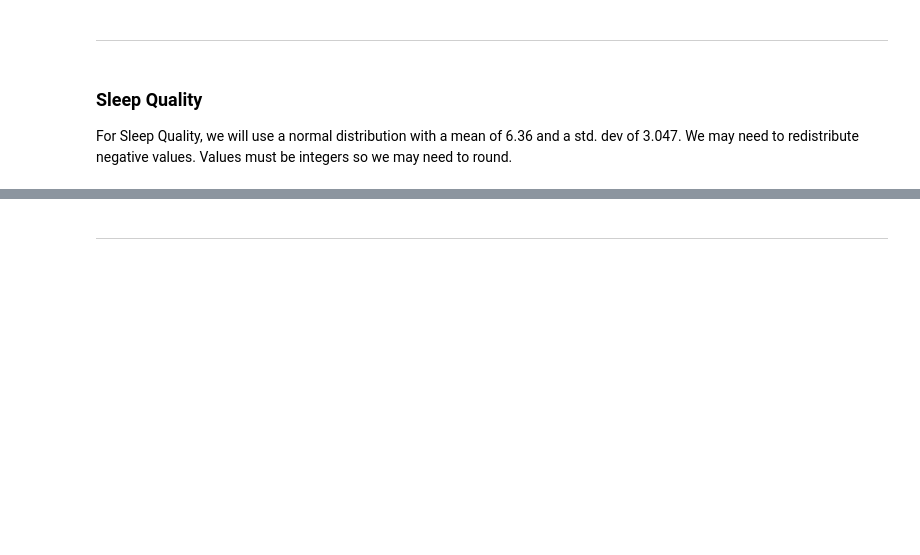
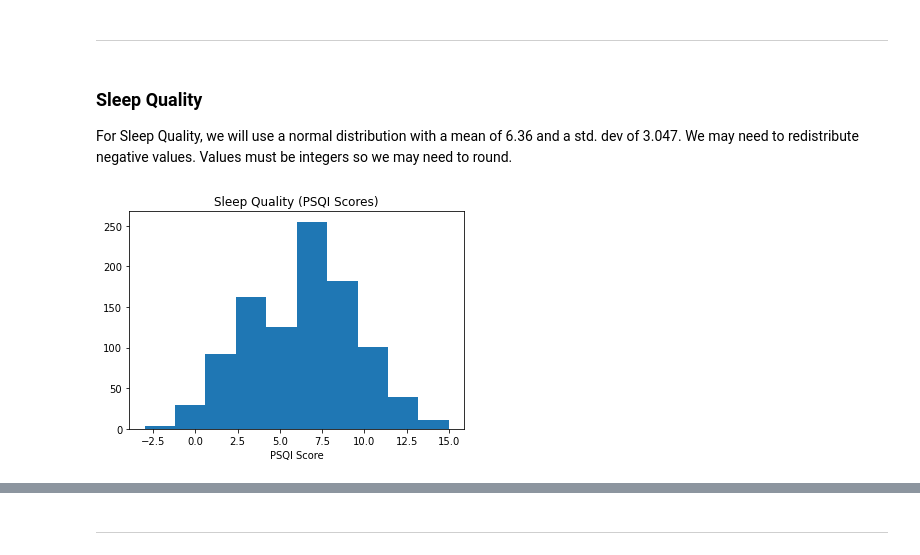
Before and after one commit to DavidMaguire93/programming-project, a Jupyter notebook: daproject.ipynb, the cells around one changed output, grey strips where cells are left out. Drawn from its saved outputs; the diff is of its cells as text; code cells hidden in the pictures; blank space fills up the shorter version.

```diff
--- a/daproject.ipynb
+++ b/daproject.ipynb
@@ -152,10 +165,12 @@ plt.show;
 
 For Sleep Quality, we will use a normal distribution with a mean of 6.36 and a std. dev of 3.047. We may need to redistribute negative values. Values must be integers so we may need to round.
 # %%
-rng = np.random.default_rng(123)
-x = rng.normal(loc = 6.36, scale=3.047, size=10000)
+rng = np.random.default_rng(12346)
+x = rng.normal(loc = 6.36, scale=3.047, size=1000)
 quality = np.rint(x)
 plt.hist(quality)
 plt.title("Sleep Quality (PSQI Scores)")
 plt.xlabel("PSQI Score")
 plt.show;
+# %% [output]
+[figure, added]
```
Also changed, not shown: parts of 52 cells of this notebook.
